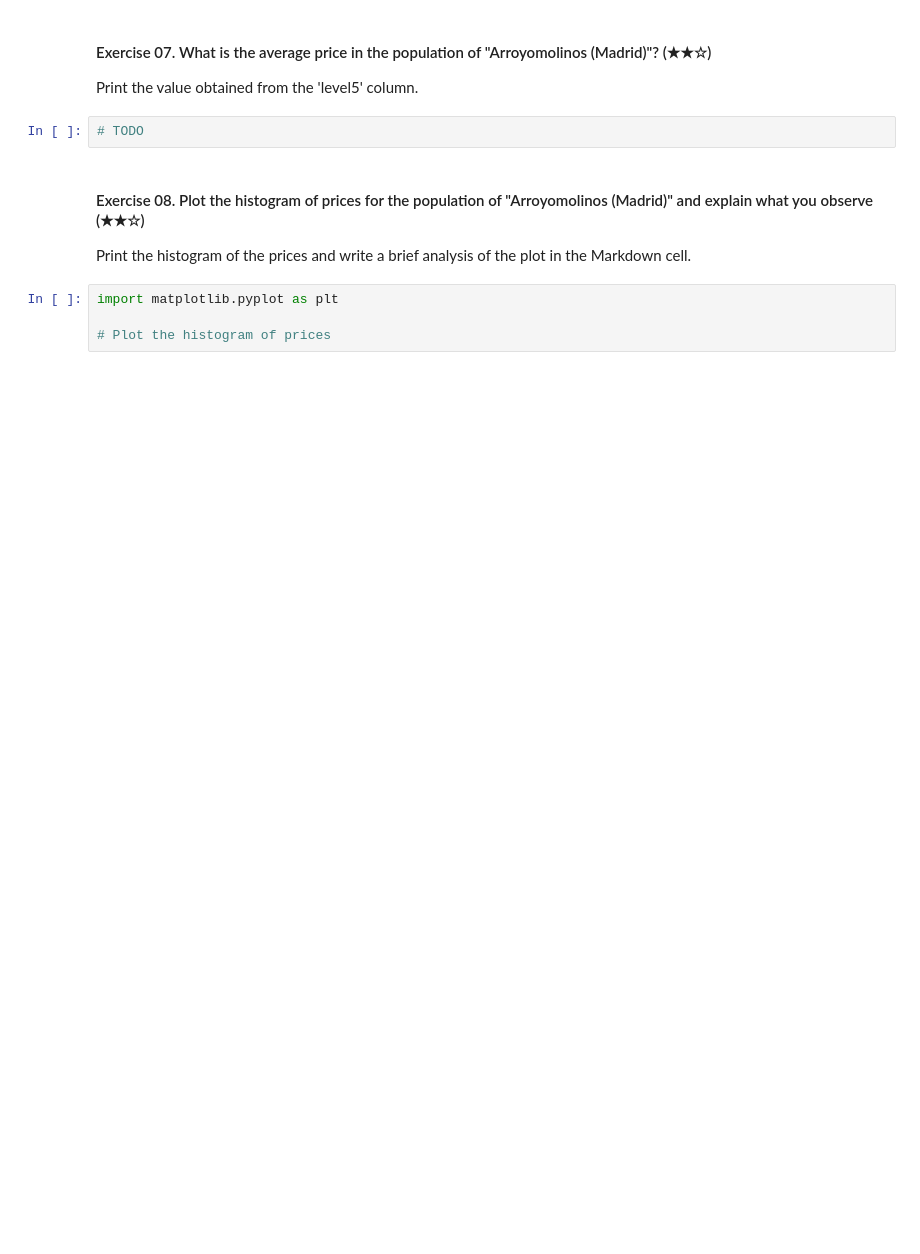
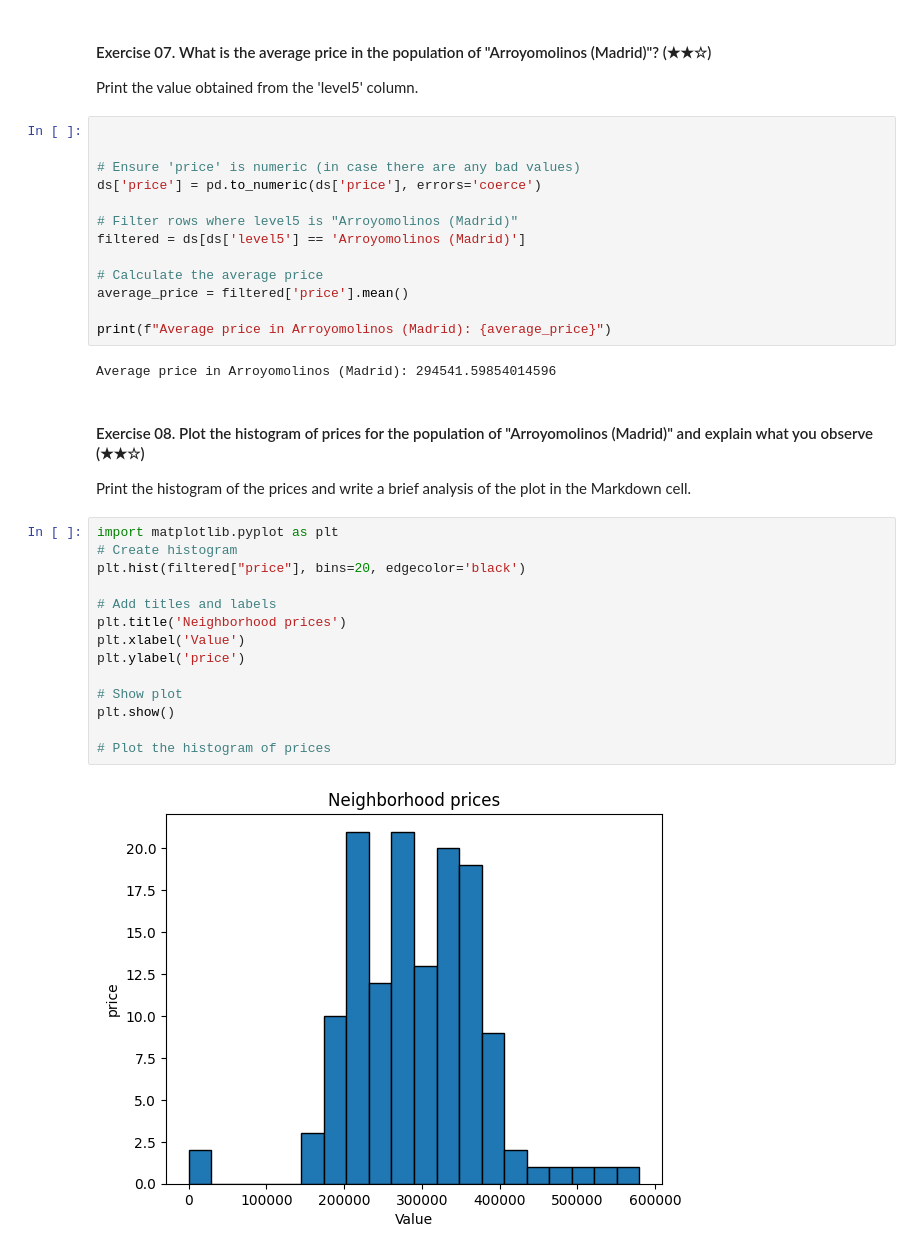
Before and after one commit to Jes811/data-clean-up-pandas-for-beginners-project, a Jupyter notebook: project.ipynb, the cells around one changed output. Cells and saved outputs as stored; diff of their text form; blank space fills up the shorter version.

```diff
--- a/project.ipynb
+++ b/project.ipynb
@@ -166,12 +208,37 @@ After removing the null values, compare the size of the DataFrame before and aft
 
 Print the value obtained from the 'level5' column.
 # %%
-# TODO
+
+
+# Ensure 'price' is numeric (in case there are any bad values)
+ds['price'] = pd.to_numeric(ds['price'], errors='coerce')
+
+# Filter rows where level5 is "Arroyomolinos (Madrid)"
+filtered = ds[ds['level5'] == 'Arroyomolinos (Madrid)']
+
+# Calculate the average price
+average_price = filtered['price'].mean()
+
+print(f"Average price in Arroyomolinos (Madrid): {average_price}")
+# %% [output]
+Average price in Arroyomolinos (Madrid): 294541.59854014596
 # %% [markdown]
 #### Exercise 08. Plot the histogram of prices for the population of "Arroyomolinos (Madrid)" and explain what you observe (★★☆)
 
 Print the histogram of the prices and write a brief analysis of the plot in the Markdown cell.
 # %%
 import matplotlib.pyplot as plt
+# Create histogram
+plt.hist(filtered["price"], bins=20, edgecolor='black')
+
+# Add titles and labels
+plt.title('Neighborhood prices')
+plt.xlabel('Value')
+plt.ylabel('price')
+
+# Show plot
+plt.show()
 
 # Plot the histogram of prices
+# %% [output]
+[figure, added]
```
Also changed, not shown: parts of 4 cells of this notebook.
